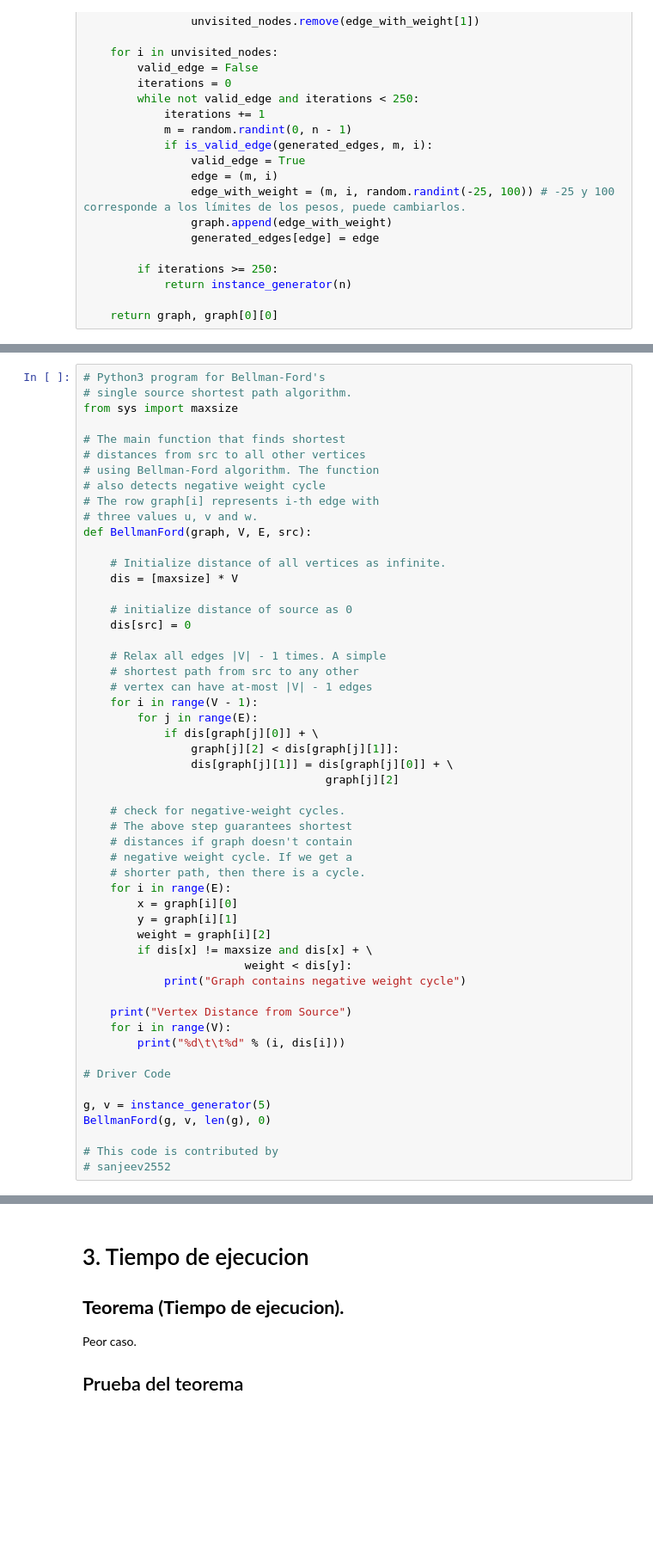
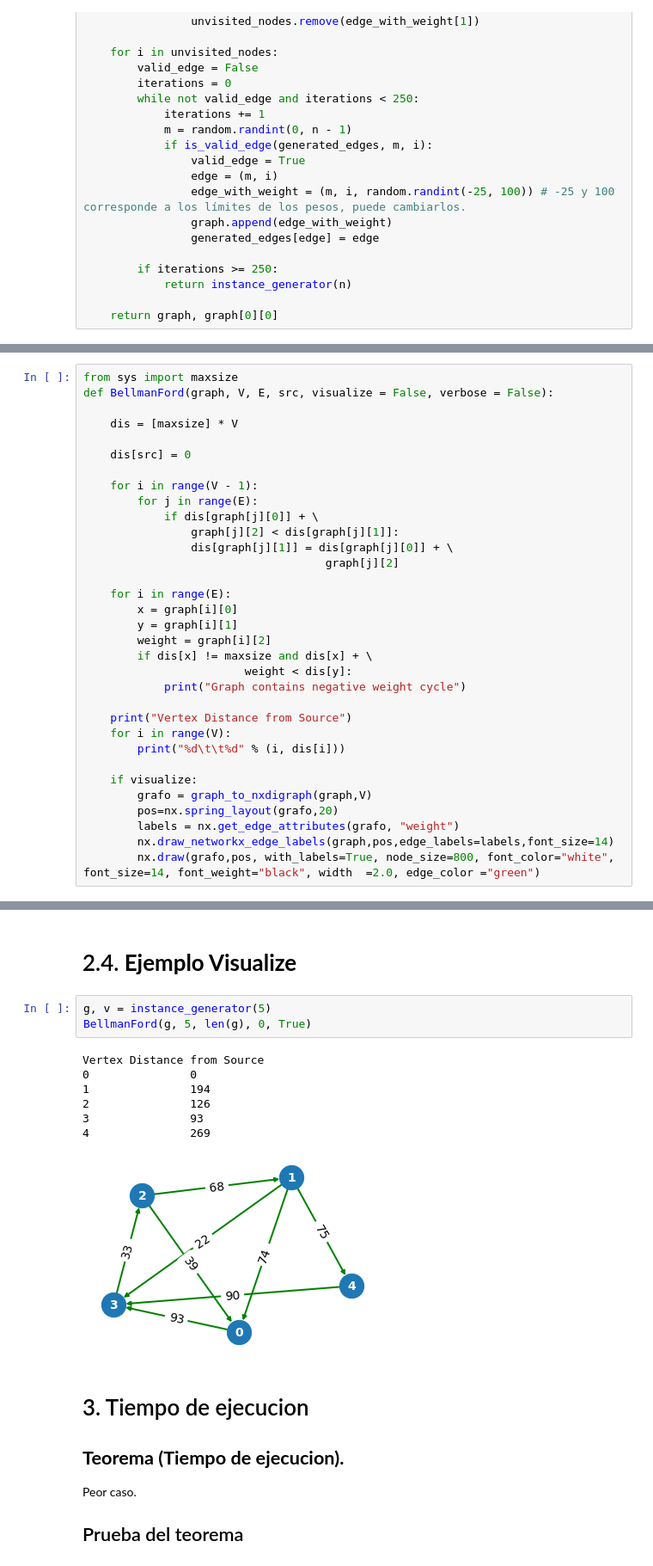
Before and after one commit to Jorgee18/ADA-Informes, a Jupyter notebook: Bellman_Ford.ipynb, the cells around one changed output, grey strips where cells are left out. Shown: that part at 86% size. Drawn from its saved outputs; the diff is of its cells as text; blank space fills up the shorter version.

```diff
--- a/Bellman_Ford.ipynb
+++ b/Bellman_Ford.ipynb
@@ -142,25 +309,11 @@ def instance_generator(n: int):
 # %%
-# Python3 program for Bellman-Ford's
-# single source shortest path algorithm.
 from sys import maxsize
+def BellmanFord(graph, V, E, src, visualize = False, verbose = False):
 
-# The main function that finds shortest
-# distances from src to all other vertices
-# using Bellman-Ford algorithm. The function
-# also detects negative weight cycle
-# The row graph[i] represents i-th edge with
-# three values u, v and w.
-def BellmanFord(graph, V, E, src):
-
-	# Initialize distance of all vertices as infinite.
 	dis = [maxsize] * V
 
-	# initialize distance of source as 0
 	dis[src] = 0
 
-	# Relax all edges |V| - 1 times. A simple
-	# shortest path from src to any other
-	# vertex can have at-most |V| - 1 edges
 	for i in range(V - 1):
 		for j in range(E):
 			if dis[graph[j][0]] + \
@@ -168,11 +321,6 @@ def BellmanFord(graph, V, E, src):
 				dis[graph[j][1]] = dis[graph[j][0]] + \
 									graph[j][2]
 
-	# check for negative-weight cycles.
-	# The above step guarantees shortest
-	# distances if graph doesn't contain
-	# negative weight cycle. If we get a
-	# shorter path, then there is a cycle.
 	for i in range(E):
 		x = graph[i][0]
 		y = graph[i][1]
@@ -185,10 +333,9 @@ def BellmanFord(graph, V, E, src):
 	for i in range(V):
 		print("%d\t\t%d" % (i, dis[i]))
 
-# Driver Code
-
-g, v = instance_generator(5)
-BellmanFord(g, v, len(g), 0)
-
-# This code is contributed by
-# sanjeev2552
+	if visualize:
+		grafo = graph_to_nxdigraph(graph,V)
+		pos=nx.spring_layout(grafo,20)
+		labels = nx.get_edge_attributes(grafo, "weight")
+		nx.draw_networkx_edge_labels(graph,pos,edge_labels=labels,font_size=14)
+		nx.draw(grafo,pos, with_labels=True, node_size=800, font_color="white", font_size=14, font_weight="black", width  =2.0, edge_color ="green")
@@ -253,3 +354,16 @@ Color verde: Numeros que se estan realizando un cambio.
+# %% [markdown]
+# 2.4. **Ejemplo Visualize**
+# %%
+g, v = instance_generator(5)
+BellmanFord(g, 5, len(g), 0, True)
+# %% [output]
+Vertex Distance from Source
+0               0
+1               194
+2               126
+3               93
+4               269
+[figure, added]
 # %% [markdown]
 # 3. Tiempo de ejecucion
 ## **Teorema (Tiempo de ejecucion).**
```
Also changed, not shown: parts of 11 cells of this notebook.
